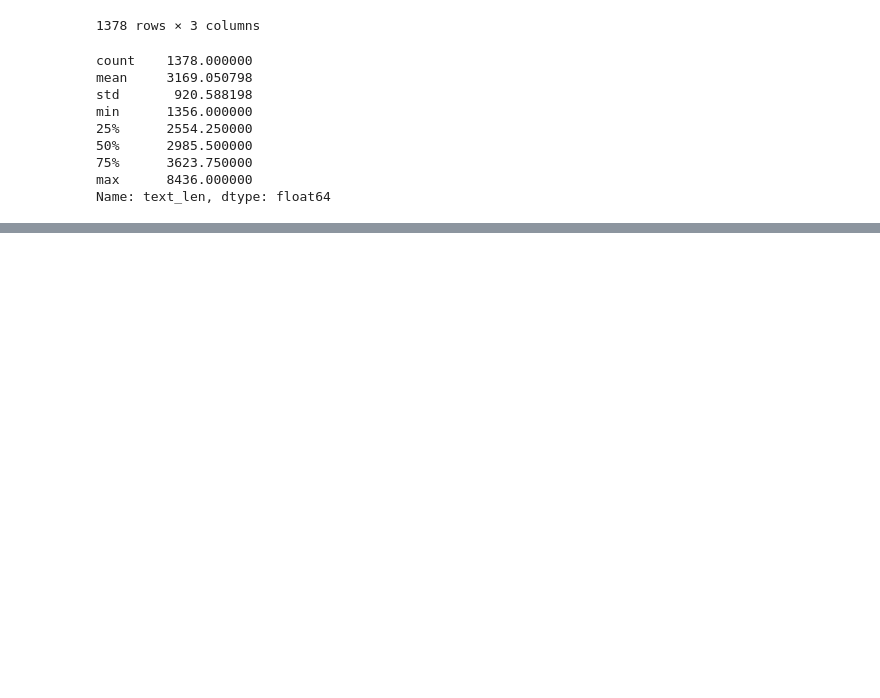
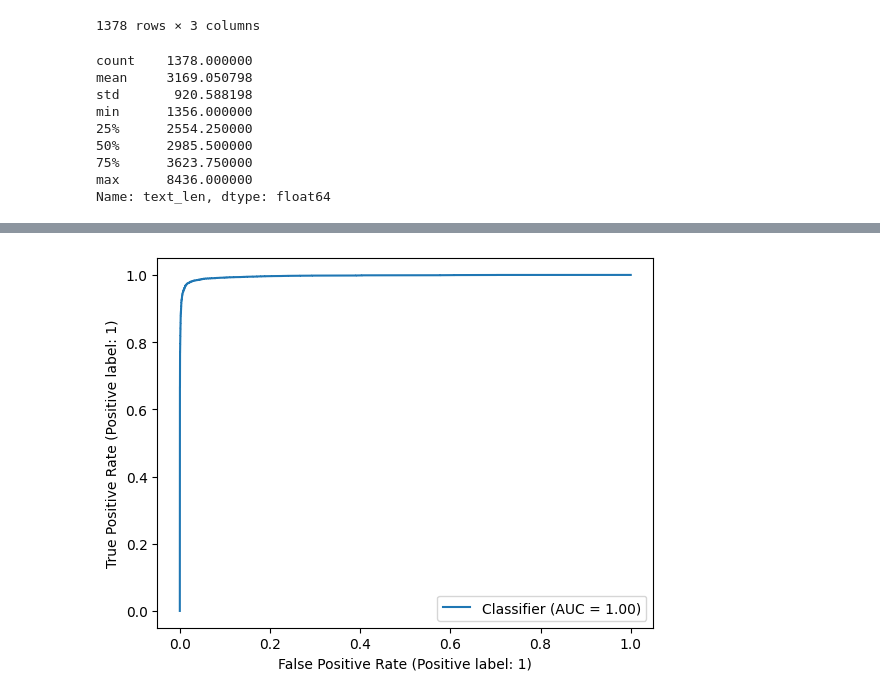
Before and after one commit to mik5owski/LLM---Detect-AI-Generated-Text, a Jupyter notebook: code.ipynb, the cells around one changed output, grey strips where cells are left out. Cells and saved outputs as stored; diff of their text form; code cells hidden in the pictures; blank space fills up the shorter version.

```diff
--- a/code.ipynb
+++ b/code.ipynb
@@ -113,0 +124,2 @@ df_prompts
+# %%
+X_train, X_test, y_train, y_test = train_test_split(df_training['text'], df_training['label'])
@@ -113,0 +191,4 @@ df_prompts
+# %%
+model = tf.keras.models.load_model('output/best_model')
+# %%
+y_pred = model.predict(X_test)
@@ -113,0 +197,5 @@ df_prompts
+# %%
+rf_fpr, rf_tpr, rf_threshold = roc_curve(y_test, y_pred)
+RocCurveDisplay(fpr=rf_fpr, tpr=rf_tpr).from_predictions(y_test, y_pred);
+# %% [output]
+[figure, added]
```
Also changed, not shown: parts of 20 cells of this notebook, 6 other files.
